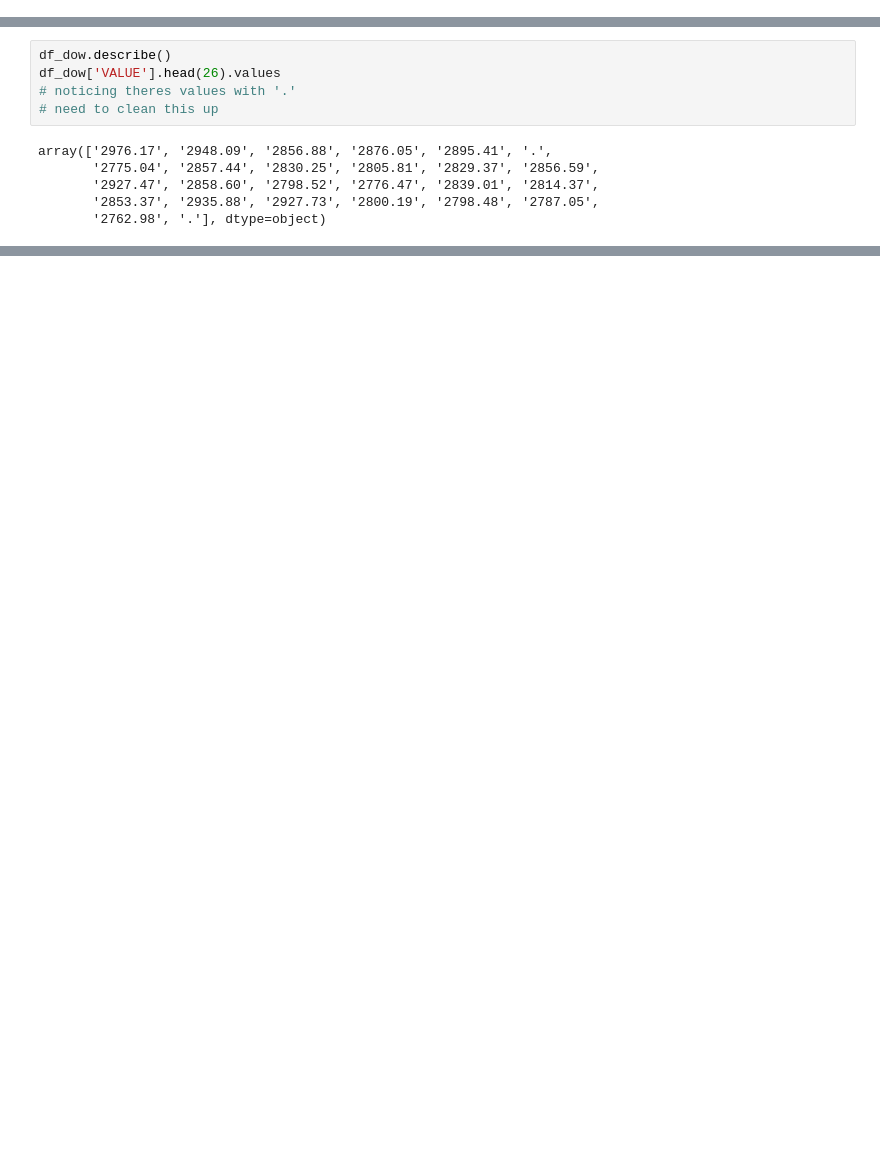
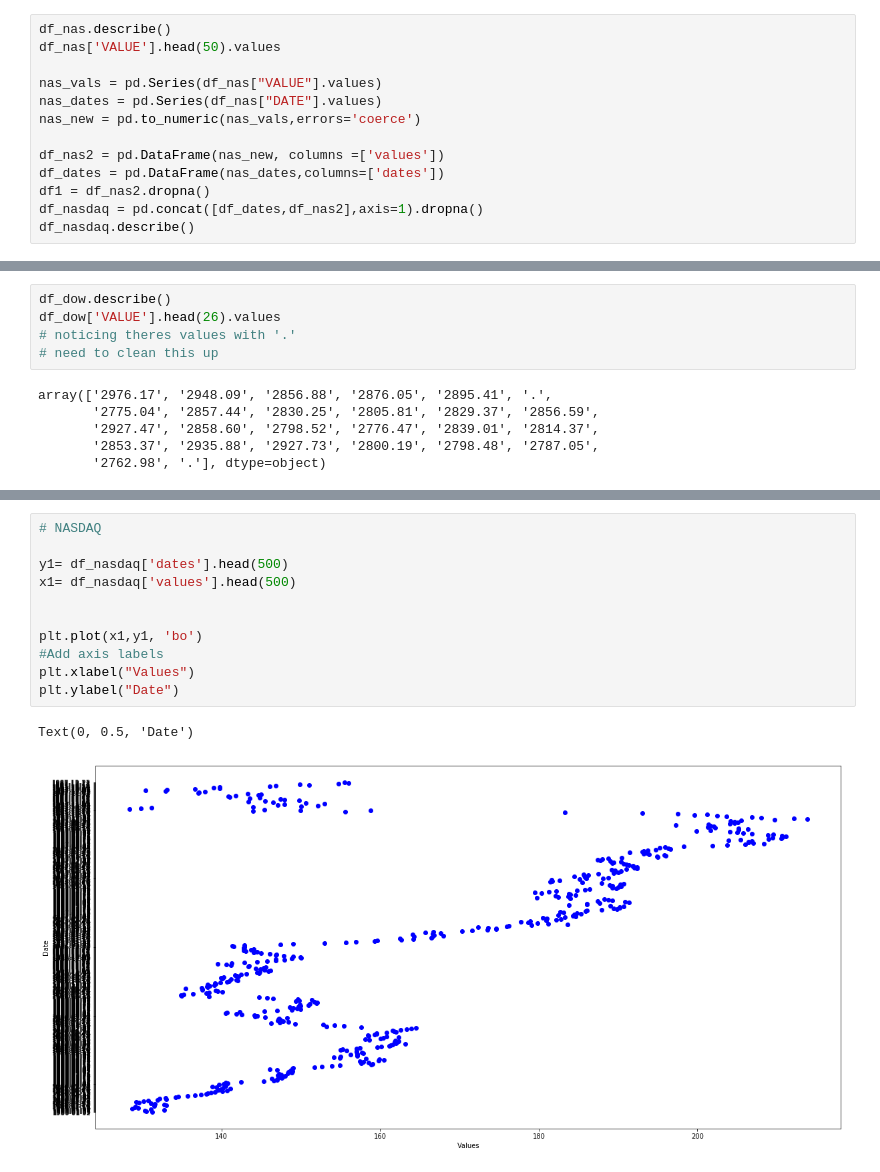
Before and after one commit to peterofson/Python_MachineLearning, a Jupyter notebook: Stock Market & Weather/StockMarket&Weather.ipynb, the cells around one changed output, grey strips where cells are left out. Drawn from its saved outputs; the diff is of its cells as text; blank space fills up the shorter version.

```diff
--- a/Stock Market & Weather/StockMarket&Weather.ipynb
+++ b/Stock Market & Weather/StockMarket&Weather.ipynb
@@ -14,0 +18,13 @@ df_dow = pd.read_csv(path)
+# %%
+df_nas.describe()
+df_nas['VALUE'].head(50).values
+
+nas_vals = pd.Series(df_nas["VALUE"].values)
+nas_dates = pd.Series(df_nas["DATE"].values)
+nas_new = pd.to_numeric(nas_vals,errors='coerce')
+
+df_nas2 = pd.DataFrame(nas_new, columns =['values'])
+df_dates = pd.DataFrame(nas_dates,columns=['dates'])
+df1 = df_nas2.dropna()
+df_nasdaq = pd.concat([df_dates,df_nas2],axis=1).dropna()
+df_nasdaq.describe()
@@ -81,0 +105,14 @@ Text(0, 0.5, 'Date')
+# %%
+# NASDAQ
+
+y1= df_nasdaq['dates'].head(500)
+x1= df_nasdaq['values'].head(500)
+
+
+plt.plot(x1,y1, 'bo')
+#Add axis labels
+plt.xlabel("Values")
+plt.ylabel("Date")
+# %% [output]
+Text(0, 0.5, 'Date')
+[figure, added]
```
Also changed, not shown: parts of 6 cells of this notebook.
